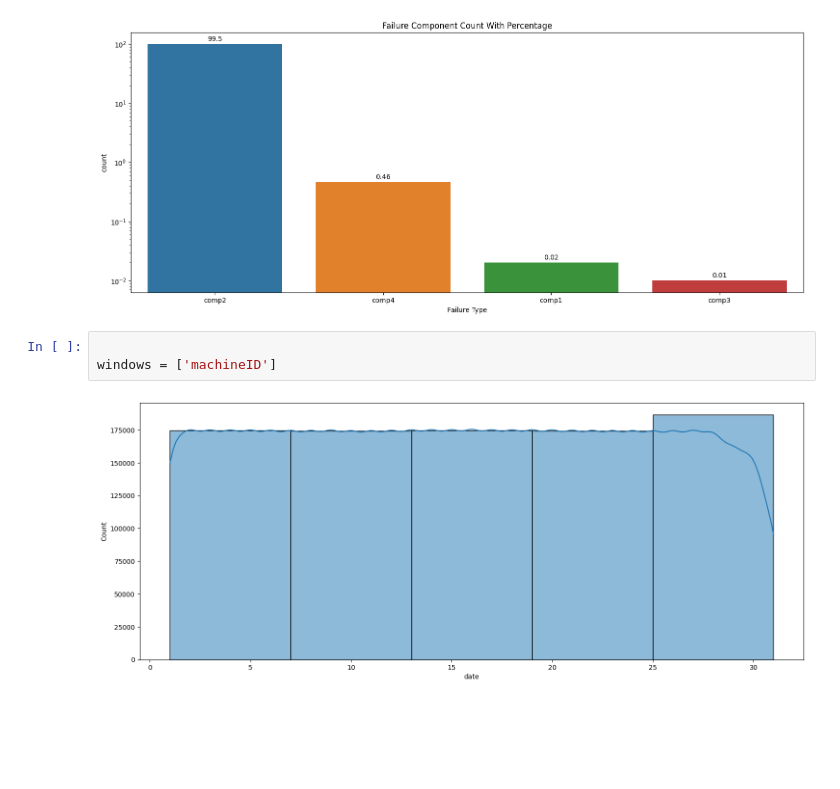
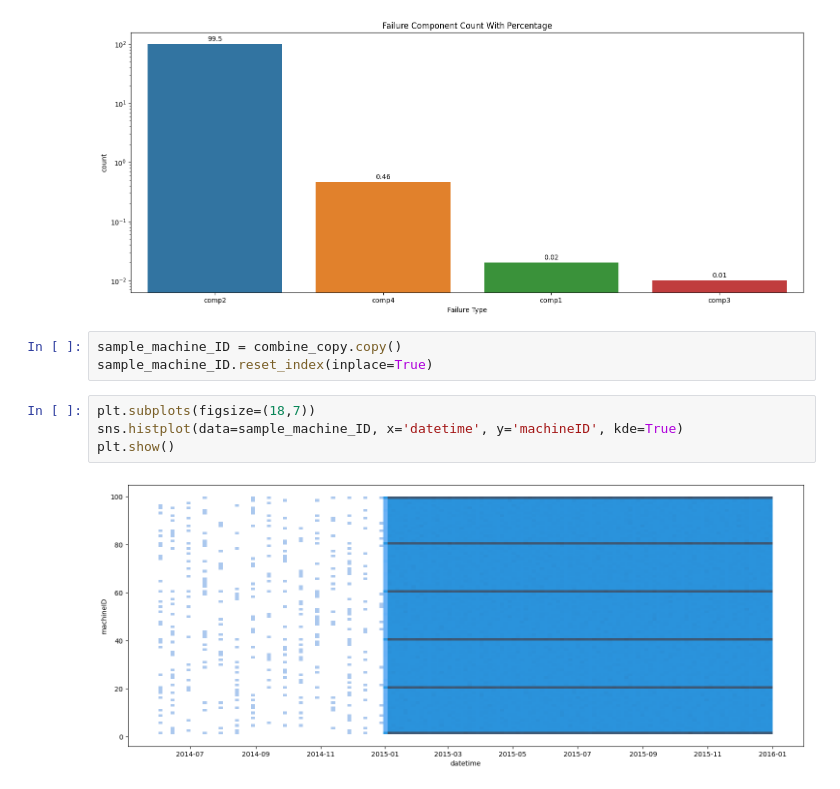
Before and after one commit to Brian342/RedBull_SensorSync, a Jupyter notebook: SensorSync.ipynb, the cells around one changed output. Cells and saved outputs as stored; diff of their text form; blank space fills up the shorter version.

```diff
--- a/SensorSync.ipynb
+++ b/SensorSync.ipynb
@@ -535,8 +535,11 @@ plt.show()
 # %% [output]
 [figure]
 # %%
-
-windows = ['machineID']
+sample_machine_ID = combine_copy.copy()
+sample_machine_ID.reset_index(inplace=True)
 # %%
+plt.subplots(figsize=(18,7))
+sns.histplot(data=sample_machine_ID, x='datetime', y='machineID', kde=True)
+plt.show()
 # %% [output]
-[figure, old version]
+[figure, new version]
```
Also changed, not shown: 1 other file.
